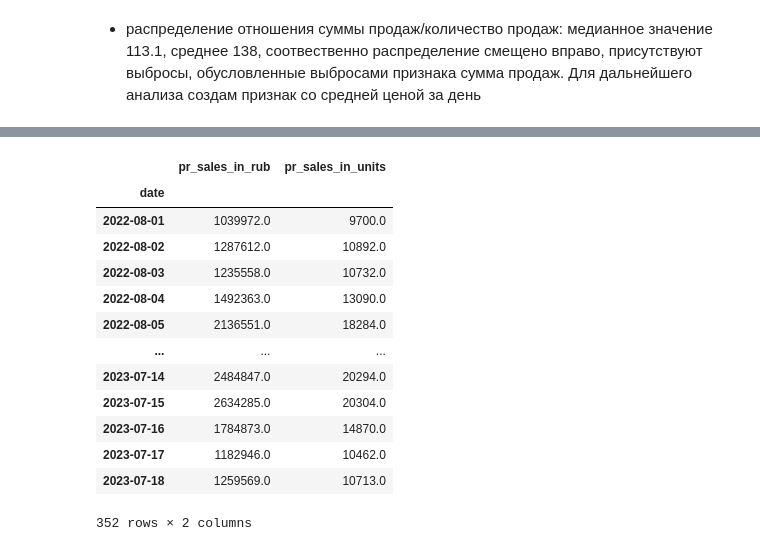
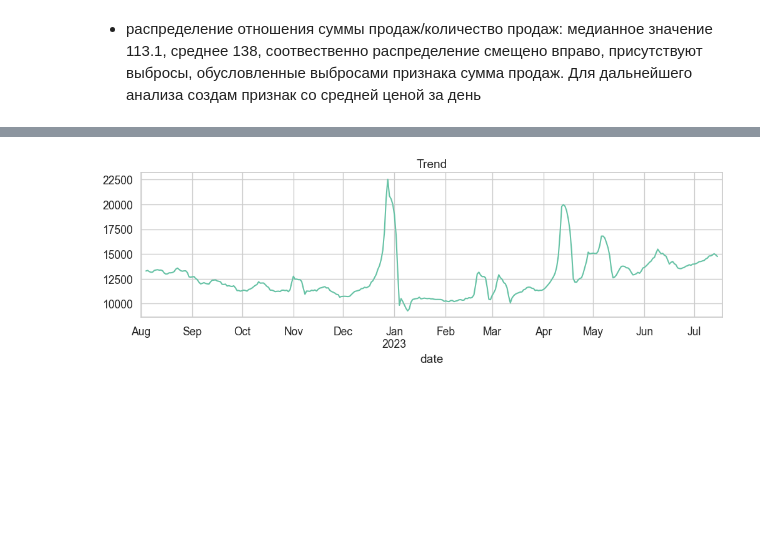
Before and after one commit to Zhuzha271/DS, a Jupyter notebook: lenta1.ipynb, the cells around one changed output, grey strips where cells are left out. Cells and saved outputs as stored; diff of their text form; code cells hidden in the pictures; blank space fills up the shorter version.

```diff
--- a/lenta1.ipynb
+++ b/lenta1.ipynb
@@ -449,21 +444,4 @@ data['mean_price'] = round(data.pr_sales_in_rub/data.pr_sales_in_units, 1)
 # %%
-time_analys = data[['pr_sales_in_rub', 'pr_sales_in_units']]
+time_analys = data.pr_sales_in_units
 # %%
-all_decompose = time_analys.resample('1D').sum()
+time_analys = time_analys.resample('1D').sum()
-# %%
-all_decompose
-# %% [output]
-|  | pr_sales_in_rub | pr_sales_in_units |
-| date |  |  |
-| 2022-08-01 | 1039972.0 | 9700.0 |
-| 2022-08-02 | 1287612.0 | 10892.0 |
-| 2022-08-03 | 1235558.0 | 10732.0 |
-| 2022-08-04 | 1492363.0 | 13090.0 |
-| 2022-08-05 | 2136551.0 | 18284.0 |
-| ... | ... | ... |
-| 2023-07-14 | 2484847.0 | 20294.0 |
-| 2023-07-15 | 2634285.0 | 20304.0 |
-| 2023-07-16 | 1784873.0 | 14870.0 |
-| 2023-07-17 | 1182946.0 | 10462.0 |
-| 2023-07-18 | 1259569.0 | 10713.0 |
-352 rows × 2 columns
@@ -469,0 +452,8 @@ all_decompose
+# %%
+decomposed = seasonal_decompose(time_analys)
+# %%
+plt.figure(figsize=(12,3))
+decomposed.trend.plot(ax=plt.gca())
+plt.title('Trend');
+# %% [output]
+[figure, added]
```
Also changed, not shown: parts of 70 cells of this notebook.
